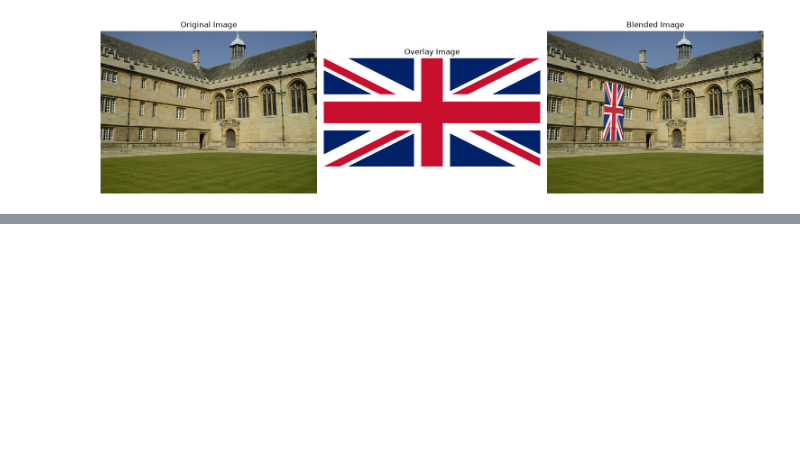
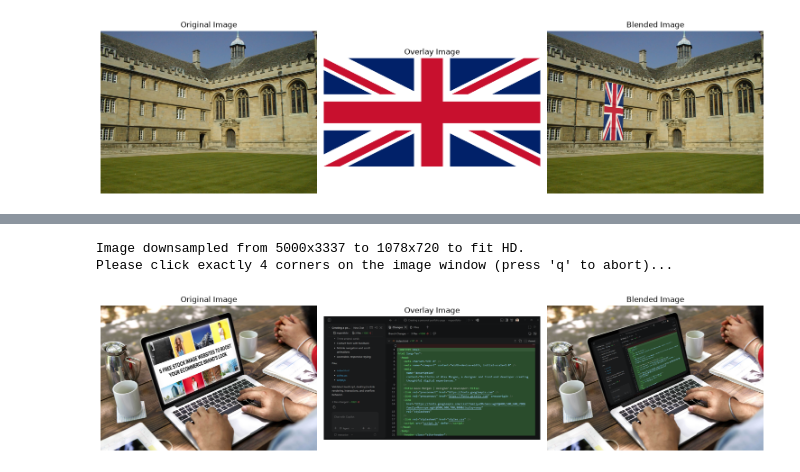
Before and after one commit to Isira-Himal-Perera/EN3160-Image-Processing-and-Computer-Vision, a Jupyter notebook: assignment-02/230486A_a02.ipynb, the cells around one changed output, grey strips where cells are left out. Drawn from its saved outputs; the diff is of its cells as text; code cells hidden in the pictures; blank space fills up the shorter version.

```diff
--- a/assignment-02/230486A_a02.ipynb
+++ b/assignment-02/230486A_a02.ipynb
@@ -532,0 +547,9 @@ Please click exactly 4 corners on the image window (press 'q' to abort)...
+# %%
+result_image = run_homography_overlay(
+    im1_path='images/Free-Stock-Image-Websites.jpg',
+    im2_path='images/changes-panel.png'
+)
+# %% [output]
+Image downsampled from 5000x3337 to 1078x720 to fit HD.
+Please click exactly 4 corners on the image window (press 'q' to abort)...
+[figure, added]
```
Also changed, not shown: parts of 2 cells of this notebook, 3 other files.
